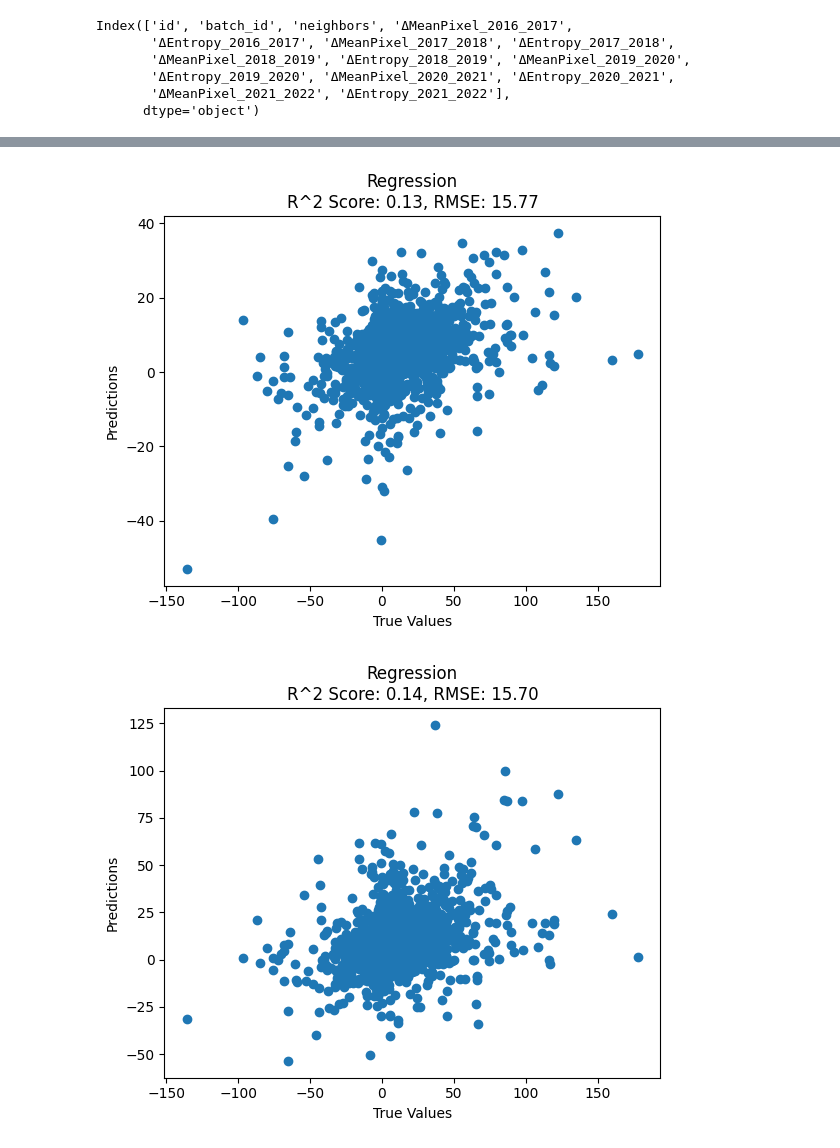
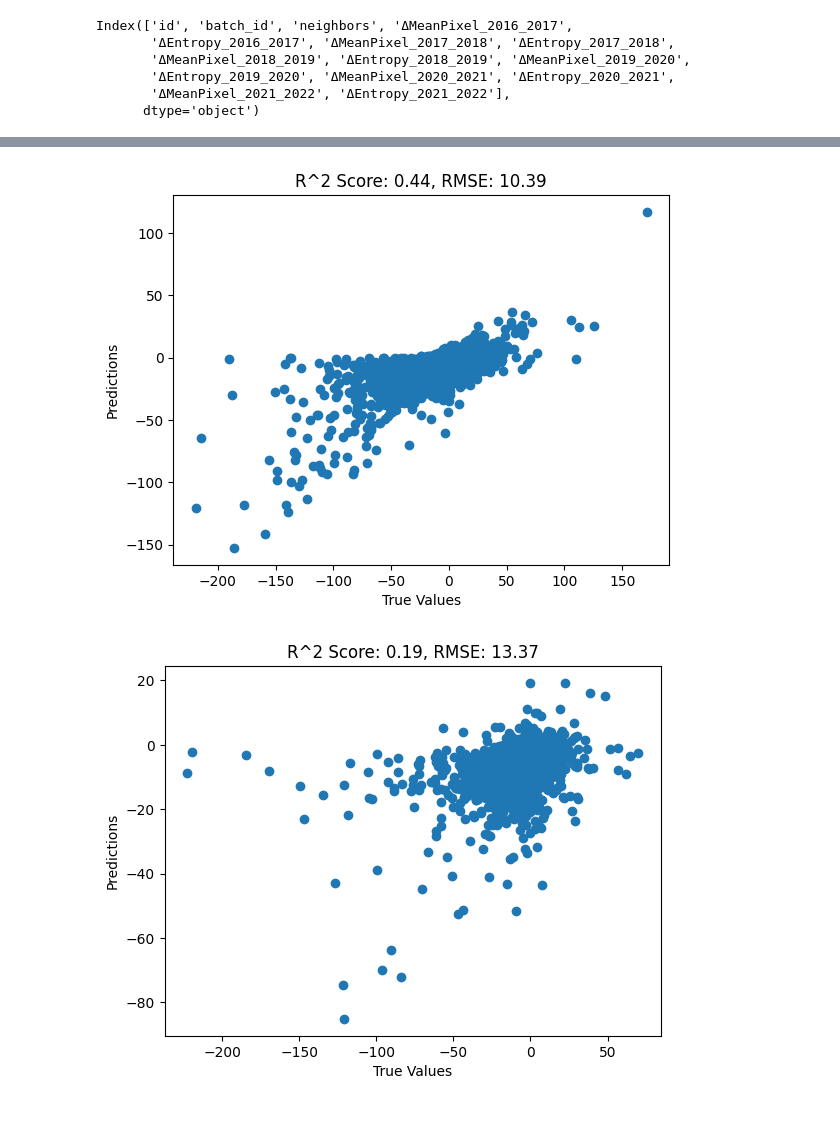
Before and after one commit to victor-radermecker/AdvancedLandCoverAnalytics-Pipeline, a Jupyter notebook: Notebooks/XGB_colab.ipynb, the cells around one changed output, grey strips where cells are left out. Drawn from its saved outputs; the diff is of its cells as text; code cells hidden in the pictures; blank space fills up the shorter version.

```diff
--- a/Notebooks/XGB_colab.ipynb
+++ b/Notebooks/XGB_colab.ipynb
@@ -178,8 +74,0 @@ def plot_results(y_test, y_pred, r2, rmse):
-# %%
-train_model(LinearRegression(), X_train, X_test, y_train, y_test)
-# %% [output]
-[figure, removed]
-# %%
-train_model(xgb.XGBRegressor(), X_train, X_test, y_train, y_test)
-# %% [output]
-[figure, removed]
@@ -185,0 +77,9 @@ train_model(xgb.XGBRegressor(), X_train, X_test, y_train, y_test)
+# %%
+# drop columns
+yr_end = xgb.years_range[-1]
+xgb.df.drop(columns = ['id', 'neighbors', f'ΔEntropy_{yr_end-1}_{yr_end}'], axis = 1, inplace = True)
+# %%
+xgb.train_model()
+# %% [output]
+[figure, added]
+[figure, added]
```
Also changed, not shown: parts of 11 cells of this notebook.
